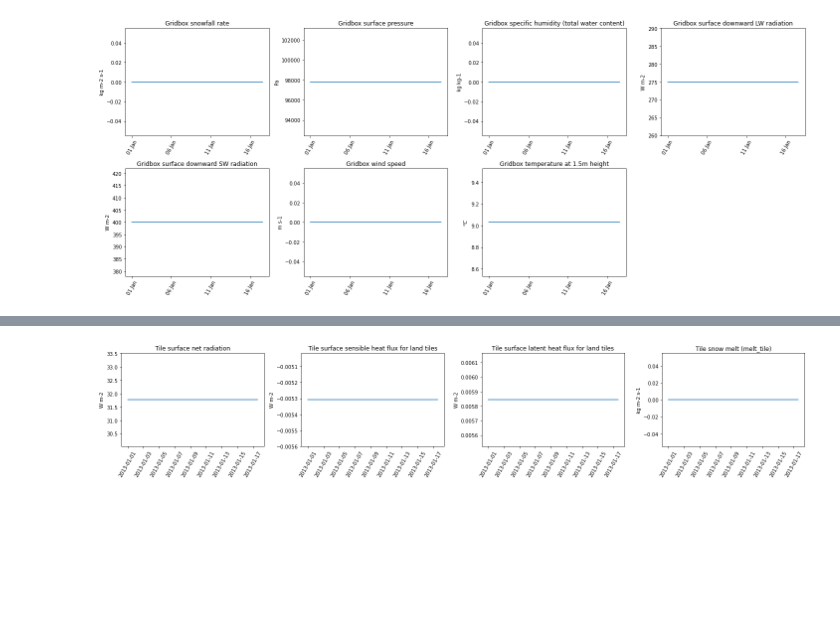
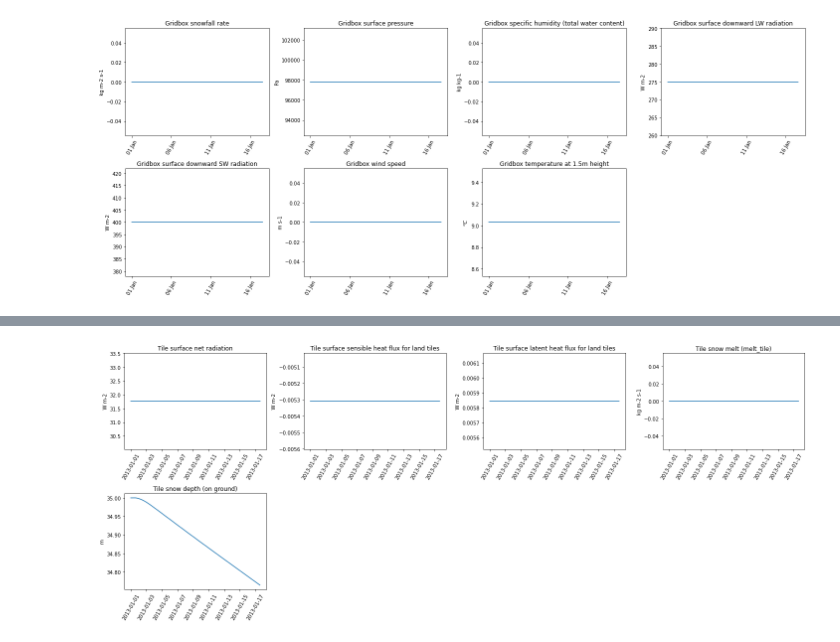
Before and after one commit to sarahshannon-uor/monarchs_jules, a Jupyter notebook: jules/plot_vars_racc.ipynb, the cells around one changed output, grey strips where cells are left out. Cells and saved outputs as stored; diff of their text form; code cells hidden in the pictures; blank space fills up the shorter version.

```diff
--- a/jules/plot_vars_racc.ipynb
+++ b/jules/plot_vars_racc.ipynb
@@ -99,36 +109,36 @@ print(rho_snow_ml)
 
 #tile_vars = [v for v in output.variables if output.variables[v].dimensions == ('time', 'tile', 'y', 'x')]
 
-tile_vars = ['rad_net_tile','ftl','le','snow_melt']
+tile_vars = ['rad_net_tile','ftl','le','snow_melt', 'snow_depth']
 
 fig, axes = plt.subplots(-(-len(tile_vars) // 4), 4, figsize=(20, 4 * ((len(tile_vars) + 3) // 4)))
 axes = axes.flat
 
 for ax, v in zip(axes, tile_vars):
     data = output[v][1:400, 8, 0, 0]
 
     units = getattr(output[v], 'units', '')
     time = pd.date_range(start=start_time, periods=len(data), freq='H')
 
     if v == 'tstar':
         data -= 273.15
         units = '$^oC$'
 
     ax.plot(time, data)
     ax.set_title(getattr(output[v], 'long_name', v))
     ax.set_ylabel(units)
     #ax.xaxis.set_major_locator(mdates.DayLocator(interval=5))
     #ax.xaxis.set_major_formatter(mdates.DateFormatter('%d %b'))
 
     ax.tick_params(axis='x', rotation=60)
 
 for ax in axes[len(tile_vars):]:
     ax.remove()
 
 plt.tight_layout()
 plt.show()
 # %% [output]
-[figure, old version]
+[figure, new version]
 # %%
 # sensible heat flux is negative heat snowpack --> atmosphere
 # latent heat is positive i.e. sublimination likely due to setting specific humidity to zero (very dry air)
```
Also changed, not shown: parts of 4 cells of this notebook.
